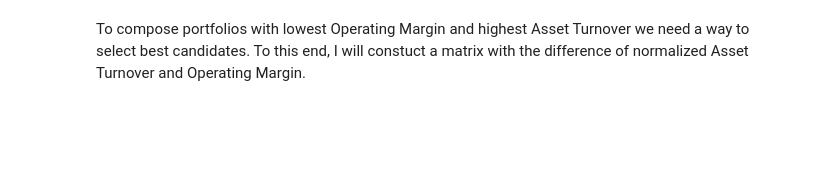
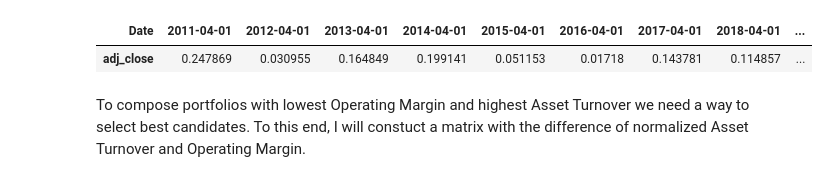
Before and after one commit to aalitvinov/vkrm_code, a Jupyter notebook: vkrm_code/main.ipynb, the cells around one changed output. Cells and saved outputs as stored; diff of their text form; code cells hidden in the pictures; blank space fills up the shorter version.

```diff
--- a/vkrm_code/main.ipynb
+++ b/vkrm_code/main.ipynb
@@ -41,3 +26,9 @@ returns
+# %%
+benchmark = (1 + benchmark_prices.pct_change()).apply(np.log).iloc[1:]
+benchmark.T
+# %% [output]
+| Date | 2011-04-01 | 2012-04-01 | 2013-04-01 | 2014-04-01 | 2015-04-01 | 2016-04-01 | 2017-04-01 | 2018-04-01 | ... |
+| adj_close | 0.247869 | 0.030955 | 0.164849 | 0.199141 | 0.051153 | 0.01718 | 0.143781 | 0.114857 | ... |
 # %% [markdown]
 To compose portfolios with lowest Operating Margin and highest Asset Turnover we need a way to select best candidates. To this end, I will constuct a matrix with the difference of normalized Asset Turnover and Operating Margin.
 # %%
```
Also changed, not shown: parts of 26 cells of this notebook, 4 other files.
